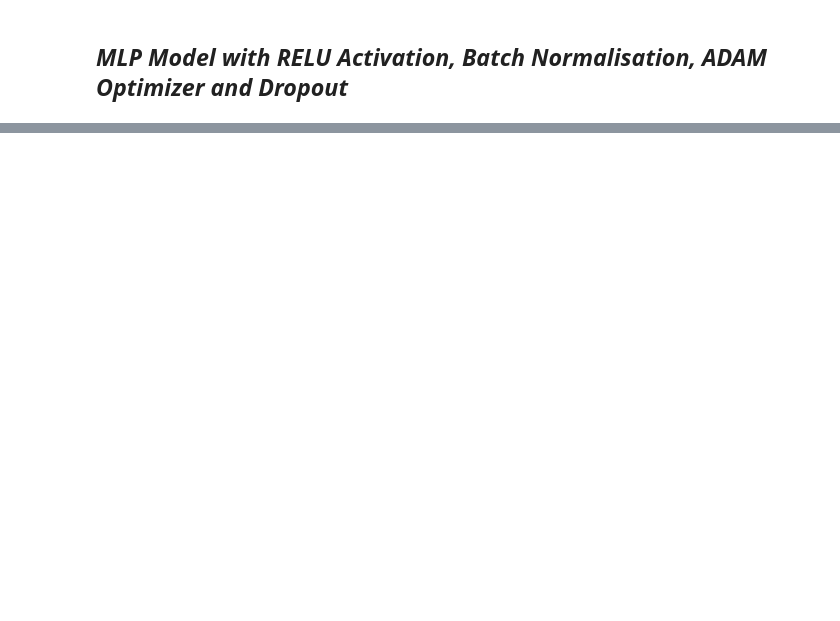
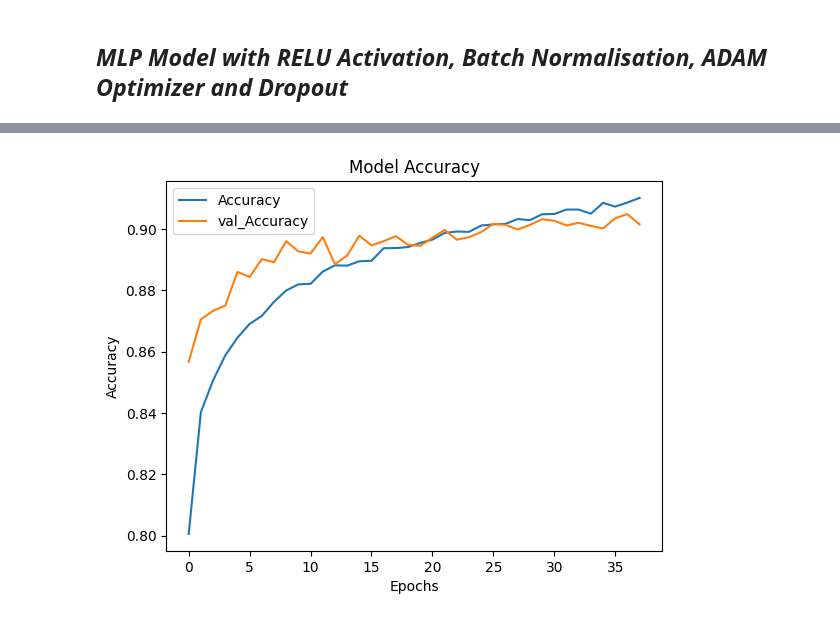
Before and after one commit to bhowad-akash/Machine-Learning, a Jupyter notebook: Simple_Image_Classifier_using_MLPs.ipynb, the cells around one changed output, grey strips where cells are left out. Cells and saved outputs as stored; diff of their text form; code cells hidden in the pictures; blank space fills up the shorter version.

```diff
--- a/Simple_Image_Classifier_using_MLPs.ipynb
+++ b/Simple_Image_Classifier_using_MLPs.ipynb
@@ -289,0 +369,15 @@ model.evaluate(x_test, y_test)
+# %%
+early_stopping_cb = keras.callbacks.EarlyStopping(patience=10, restore_best_weights=True)
+model_3 = keras.models.Sequential()
+model_3.add(keras.layers.Flatten(input_shape = [28,28]))
+model_3.add(keras.layers.BatchNormalization())
+model_3.add(keras.layers.Dropout(rate=0.2))
+model_3.add(keras.layers.Dense(300, activation = 'relu'))
+model_3.add(keras.layers.BatchNormalization())
+model_3.add(keras.layers.Dropout(rate=0.2))
+model_3.add(keras.layers.Dense(100, activation ='relu'))
+model_3.add(keras.layers.BatchNormalization())
+model_3.add(keras.layers.Dropout(rate=0.2))
+model_3.add(keras.layers.Dense(10, activation ='softmax'))
+model_3.compile(loss='sparse_categorical_crossentropy', optimizer=keras.optimizers.Adam(learning_rate=0.001, beta_1=0.9, beta_2=0.999), metrics='Accuracy')
+model_3.summary()
@@ -289,0 +402,2 @@ model.evaluate(x_test, y_test)
+# %%
+model_3_history = model_3.fit(x_train, y_train, validation_split=0.1, epochs=50, callbacks=[early_stopping_cb])
@@ -289,0 +422,10 @@ model.evaluate(x_test, y_test)
+# %%
+plt.plot(model_3_history.history['Accuracy'])
+plt.plot(model_3_history.history['val_Accuracy'])
+plt.legend(['Accuracy', 'val_Accuracy'], loc='upper left')
+plt.xlabel('Epochs')
+plt.ylabel('Accuracy')
+plt.title('Model Accuracy')
+plt.show()
+# %% [output]
+[figure, added]
```
Also changed, not shown: parts of 24 cells of this notebook.
